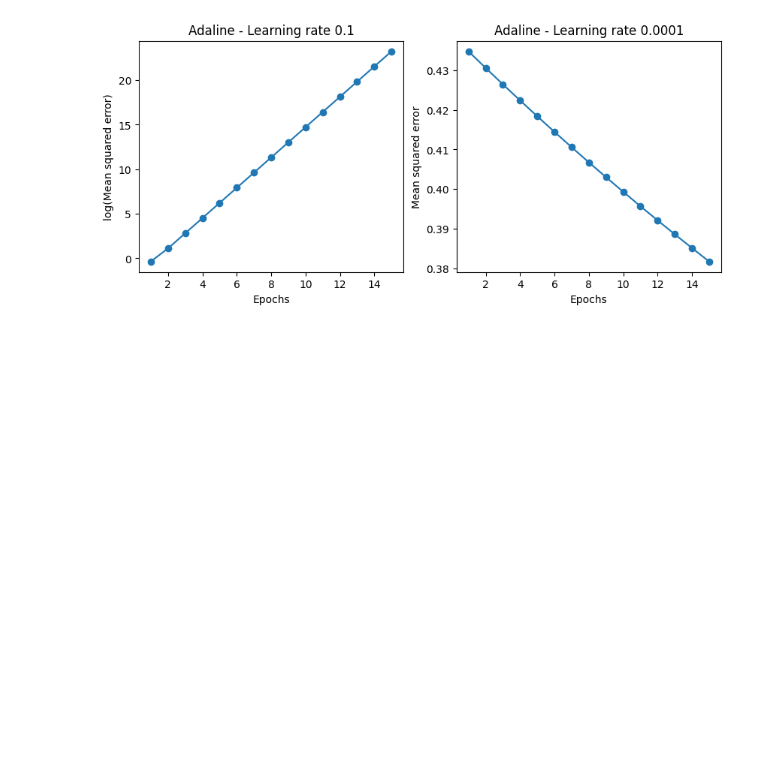
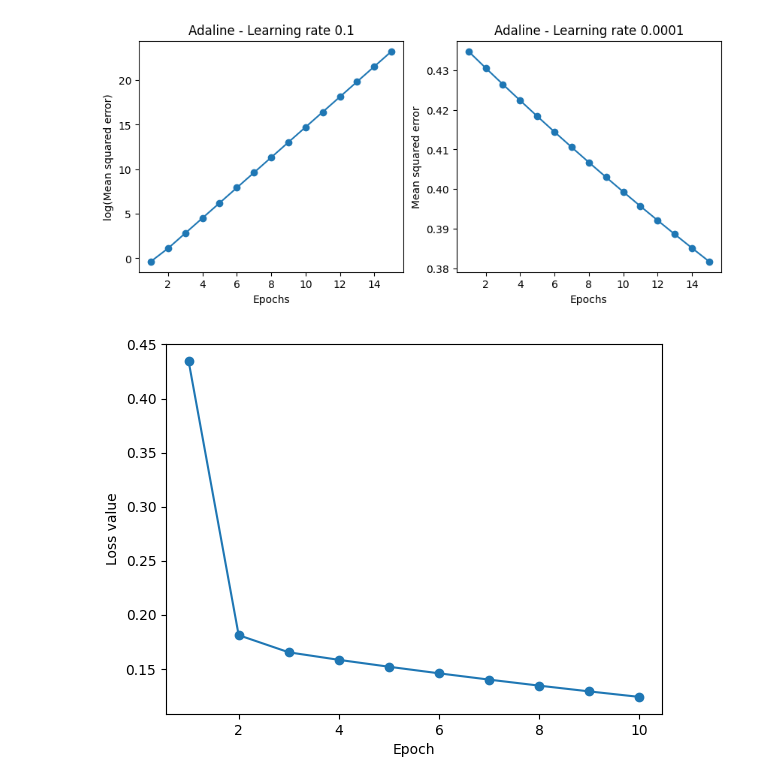
Before and after one commit to siddiskid/AI, a Jupyter notebook: learnai.ipynb, the cells around one changed output. Saved outputs shown, nothing was run; the diff lists cells and outputs as text; code cells hidden in the pictures; blank space fills up the shorter version.

```diff
--- a/learnai.ipynb
+++ b/learnai.ipynb
@@ -108,3 +108,15 @@ ax[1].set_title('Adaline - Learning rate 0.0001')
 plt.show()
 # %% [output]
 [figure]
+# %%
+# initializing and fitting an ADALINE with a learning rate somewhere in between
+adaGD = AdalineGD(eta = 0.01, n_iter = 10)
+adaGD.fit(X, y)
+
+# plotting losses in each epoch
+plt.plot(range(1, len(adaGD.losses_) + 1), adaGD.losses_, marker = "o")
+plt.xlabel("Epoch")
+plt.ylabel("Loss value")
+plt.show()
+# %% [output]
+[figure, added]
```
Also changed, not shown: parts of 4 cells of this notebook, 2 other files.
